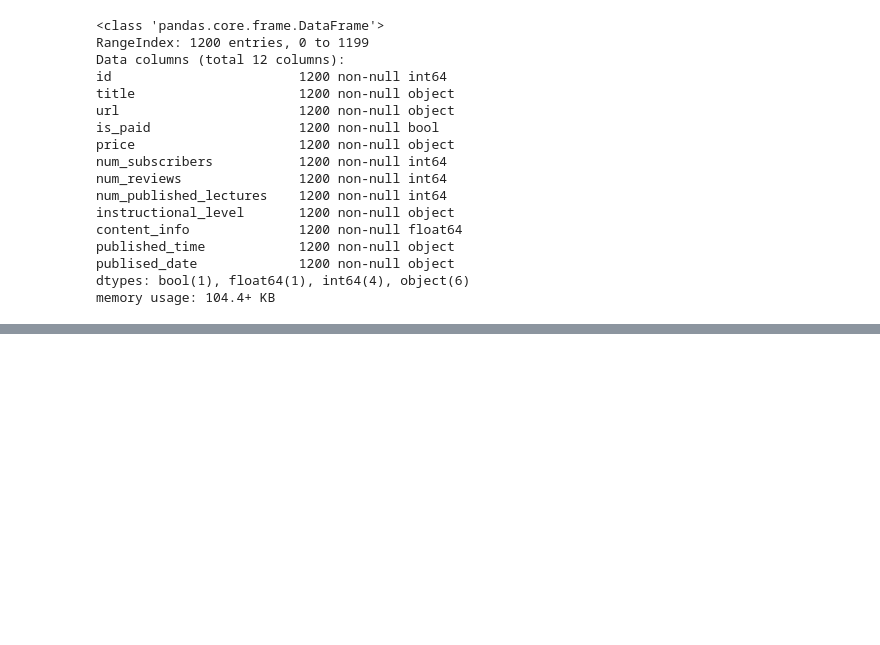
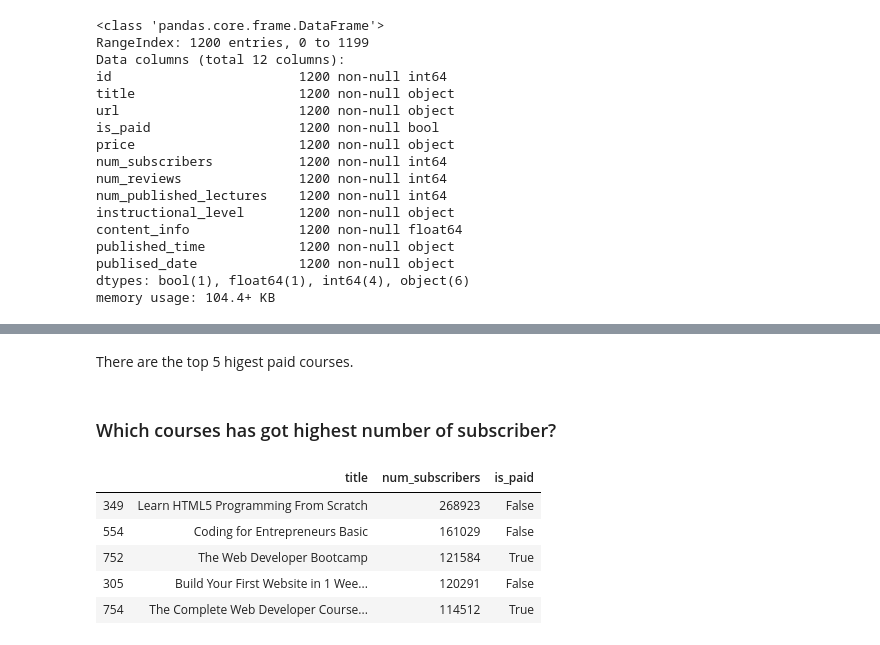
Before and after one commit to Dhiranjan/web_developement_udemy_analysis, a Jupyter notebook: Web Development Courses on Udemy.ipynb, the cells around one changed output, grey strips where cells are left out. Cells and saved outputs as stored; diff of their text form; code cells hidden in the pictures; blank space fills up the shorter version.

```diff
--- a/Web Development Courses on Udemy.ipynb
+++ b/Web Development Courses on Udemy.ipynb
@@ -284,0 +274,13 @@ top_language(title, front_end)
+# %% [markdown]
+There are the top 5 higest paid courses.
+# %% [markdown]
+### Which courses has got highest number of subscriber?
+# %%
+df[['title','num_subscribers','is_paid']].sort_values('num_subscribers', ascending=False).head()
+# %% [output]
+|  | title | num_subscribers | is_paid |
+| 349 | Learn HTML5 Programming From Scratch | 268923 | False |
+| 554 | Coding for Entrepreneurs Basic | 161029 | False |
+| 752 | The Web Developer Bootcamp | 121584 | True |
+| 305 | Build Your First Website in 1 Wee... | 120291 | False |
+| 754 | The Complete Web Developer Course... | 114512 | True |
```
Also changed, not shown: parts of 11 cells of this notebook, 1 other file.
